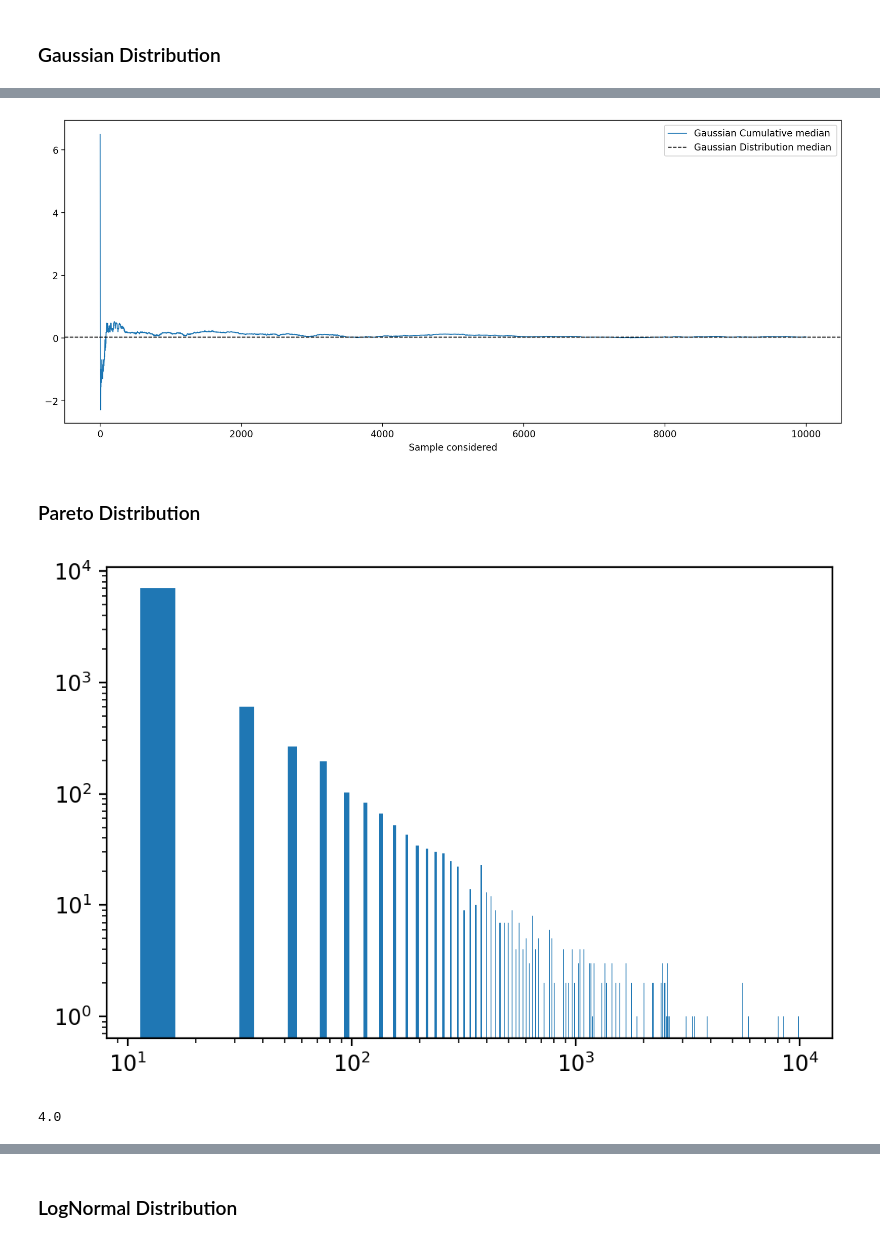
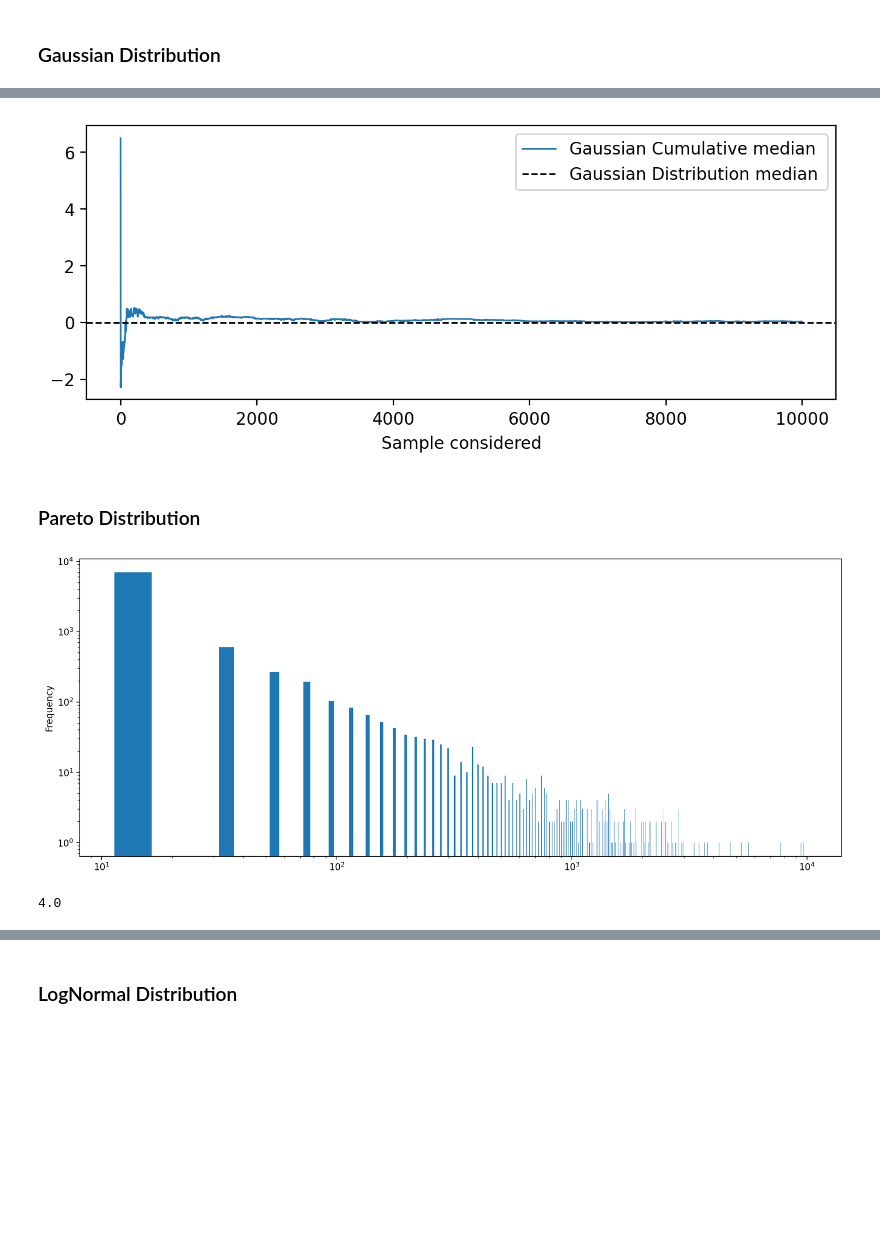
Before and after one commit to natasha0301/02467Assignment1, a Jupyter notebook: 02467 Assignment 1.ipynb, the cells around one changed output, grey strips where cells are left out. Cells and saved outputs as stored; diff of their text form; code cells hidden in the pictures; blank space fills up the shorter version.

```diff
--- a/02467 Assignment 1.ipynb
+++ b/02467 Assignment 1.ipynb
@@ -441,12 +427,12 @@ plt.show()
 # %%
-fig,ax=plt.subplots(figsize=(15,6), dpi=200)
+fig,ax=plt.subplots(figsize=(8,3), dpi=200)
 ax.plot(x_axis,median,label="Gaussian Cumulative median ")
-ax.axhline(dist_median[0], color='k', linestyle='dashed', linewidth=1,label="Gaussian Distribution median")
+ax.axhline(mu, color='k', linestyle='dashed', linewidth=1,label="Gaussian Distribution median")
 ax.set_xlabel("Sample considered")
 ax.legend()
 plt.show()
 # %% [output]
-[figure, old version]
+[figure, new version]
 # %% [markdown]
 ### Pareto Distribution
 # %%
@@ -456,35 +442,36 @@ import matplotlib.pyplot as plt
 import pandas as pd
 np.random.seed(1)
 a, m = 0.5, 1  # shape and mode
 
 P = (np.random.pareto(a, 10000) + 1) * m
 
 # Plot
 bins = np.linspace(-100,10000,500)
 
 hist, edges = np.histogram(P,bins=bins)
 width = bins[1]-bins[0]
 x=(edges[1:]+edges[:-1])/2
 
-fig,ax=plt.subplots(dpi=200)
+fig,ax=plt.subplots(figsize=(15,6),dpi=200)
 ax.bar(x,hist,align='edge',width=5)
 #ax.plot(x,hist,marker='.')
+plt.ylabel('Frequency')
 ax.set_yscale('log')
 ax.set_xscale('log')
 plt.show()
 
 # Compute the mean and standard deviation of the Pareto distribution using the scipy.stats module
 P_df = pd.DataFrame(P)
 pareto_mean = P_df.expanding().mean()
 pareto_sem = P_df.expanding().sem()
 pareto_median = P_df.expanding().median()
 
 mean_p = pareto.mean(P,scale=m).mean()
 
 median_p = m * (2**(1/a))
 median_p
 # %% [output]
-[figure, old version]
+[figure, new version]
 4.0
 # %%
 x_axis = np.linspace(0,10000,10000)
```
Also changed, not shown: parts of 19 cells of this notebook, 4 other files.
